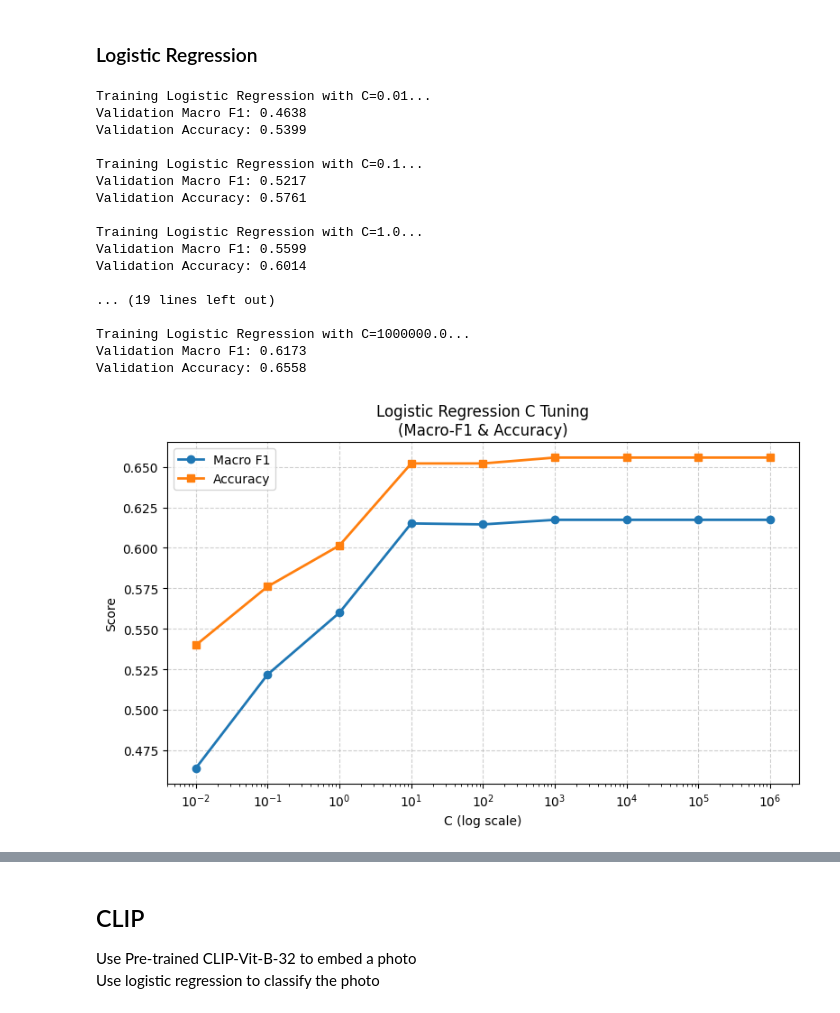
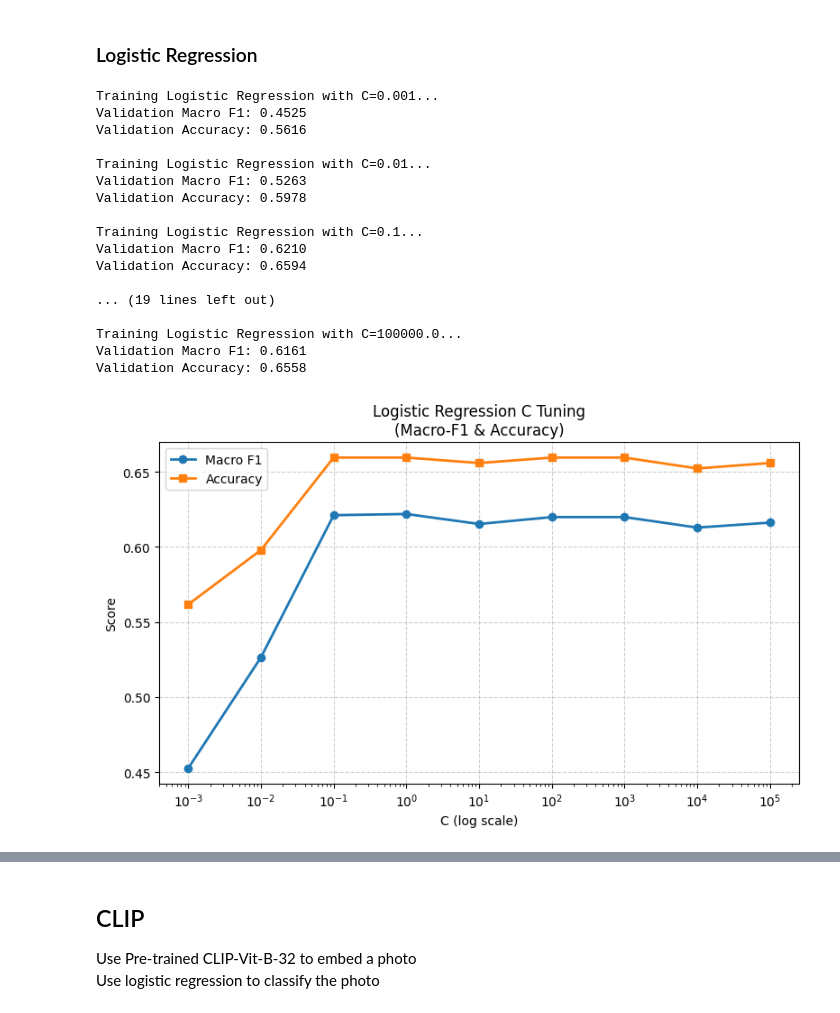
Before and after one commit to Longweizh/filmGuru, a Jupyter notebook: src/src_film.ipynb, the cells around one changed output, grey strips where cells are left out. Saved outputs shown, nothing was run; the diff lists cells and outputs as text; code cells hidden in the pictures.

```diff
--- a/src/src_film.ipynb
+++ b/src/src_film.ipynb
@@ -211,15 +211,15 @@ df_val   = df[df["split"] == "val"].reset_index(drop=True)
 df_test  = df[df["split"] == "test"].reset_index(drop=True)
 
 print("Building train set features...")
-X_train, y_train = build_dataset(df_train, RAW)
+X_train_lr, y_train_lr = build_dataset(df_train, RAW)
 
 print("Building val set features...")
-X_val, y_val = build_dataset(df_val, RAW)
+X_val_lr, y_val_lr = build_dataset(df_val, RAW)
 
 print("Building test set features...")
-X_test, y_test = build_dataset(df_test, RAW)
+X_test_lr, y_test_lr = build_dataset(df_test, RAW)
 
-print(f"Feature dim: {X_train.shape[1]}")
+print(f"Feature dim: {X_train_lr.shape[1]}")
 # %% [output]
 Building train set features...
 Building val set features...
@@ -236,15 +236,15 @@ from sklearn.metrics import (
 import matplotlib.pyplot as plt
 
 scaler = StandardScaler(with_mean=True, with_std=True)
-X_train_scaled = scaler.fit_transform(X_train)
-X_val_scaled   = scaler.transform(X_val)
-X_test_scaled  = scaler.transform(X_test)
+X_train_scaled_lr = scaler.fit_transform(X_train_lr)
+X_val_scaled_lr   = scaler.transform(X_val_lr)
+X_test_scaled_lr  = scaler.transform(X_test_lr)
 
-C = [0.01, 0.1, 1.0, 10.0, 100.0, 1000.0, 10000.0,100000.0,1000000.0]
+Cs = [0.001,0.01, 0.1, 1.0, 10.0, 100.0, 1000.0, 10000.0,100000.0]
 macro_f1_list = []
 acc_list = []
 
-for c in C:
+for c in Cs:
     print(f"\nTraining Logistic Regression with C={c}...")
 
     clf = LogisticRegression(
@@ -254,65 +254,65 @@ for c in C:
         C=c,
     )
 
-    clf.fit(X_train_scaled, y_train)
-    y_val_pred = clf.predict(X_val_scaled)
-    macro_f1 = f1_score(y_val, y_val_pred, average="macro")
+    clf.fit(X_train_scaled_lr, y_train_lr)
+    y_val_pred = clf.predict(X_val_scaled_lr)
+    macro_f1 = f1_score(y_val_lr, y_val_pred, average="macro")
     macro_f1_list.append(macro_f1)
     print(f"Validation Macro F1: {macro_f1:.4f}")
 
-    acc = clf.score(X_val_scaled, y_val)
+    acc = clf.score(X_val_scaled_lr, y_val_lr)
     acc_list.append(acc)
     print(f"Validation Accuracy: {acc:.4f}")
 
 # ----------- Plot ------------
 plt.figure(figsize=(8, 5))
 
-plt.plot(C, macro_f1_list, marker='o', label="Macro F1", linewidth=2)
-plt.plot(C, acc_list, marker='s', label="Accuracy", linewidth=2)
+plt.plot(Cs, macro_f1_list, marker='o', label="Macro F1", linewidth=2)
+plt.plot(Cs, acc_list, marker='s', label="Accuracy", linewidth=2)
 
 plt.xscale("log")
 
 plt.xlabel("C (log scale)")
 plt.ylabel("Score")
 plt.title("Logistic Regression C Tuning\n(Macro-F1 & Accuracy)")
 plt.grid(True, linestyle="--", alpha=0.6)
 plt.legend()
 
 plt.tight_layout()
 plt.show()
 
 best_clf = LogisticRegression(
     solver="lbfgs",
     max_iter=1000,
     n_jobs=-1,
-    C=C[np.argmax(macro_f1_list)],
+    C=Cs[np.argmax(macro_f1_list)],
 )
-best_clf.fit(X_train_scaled, y_train)
+best_clf.fit(X_train_scaled_lr, y_train_lr)
 
 print("\n=== Test set performance ===")
-y_test_pred = best_clf.predict(X_test_scaled)
-print(classification_report(y_test, y_test_pred))
+y_test_pred = best_clf.predict(X_test_scaled_lr)
+print(classification_report(y_test_lr, y_test_pred))
 print("Confusion matrix (test):")
-print(confusion_matrix(y_test, y_test_pred))
+print(confusion_matrix(y_test_lr, y_test_pred))
 # %% [output]
+Training Logistic Regression with C=0.001...
+Validation Macro F1: 0.4525
+Validation Accuracy: 0.5616
+
 Training Logistic Regression with C=0.01...
-Validation Macro F1: 0.4638
-Validation Accuracy: 0.5399
+Validation Macro F1: 0.5263
+Validation Accuracy: 0.5978
 
 Training Logistic Regression with C=0.1...
-Validation Macro F1: 0.5217
-Validation Accuracy: 0.5761
-
-Training Logistic Regression with C=1.0...
-Validation Macro F1: 0.5599
-Validation Accuracy: 0.6014
+Validation Macro F1: 0.6210
+Validation Accuracy: 0.6594
 
 ... (19 lines left out)
 
-Training Logistic Regression with C=1000000.0...
-Validation Macro F1: 0.6173
+Training Logistic Regression with C=100000.0...
+Validation Macro F1: 0.6161
 Validation Accuracy: 0.6558
-[figure, old version]
+[figure, new version]
 === Test set performance ===
               precision    recall  f1-score   support
 
```
Also changed, not shown: parts of 6 cells of this notebook, 6 other files.
